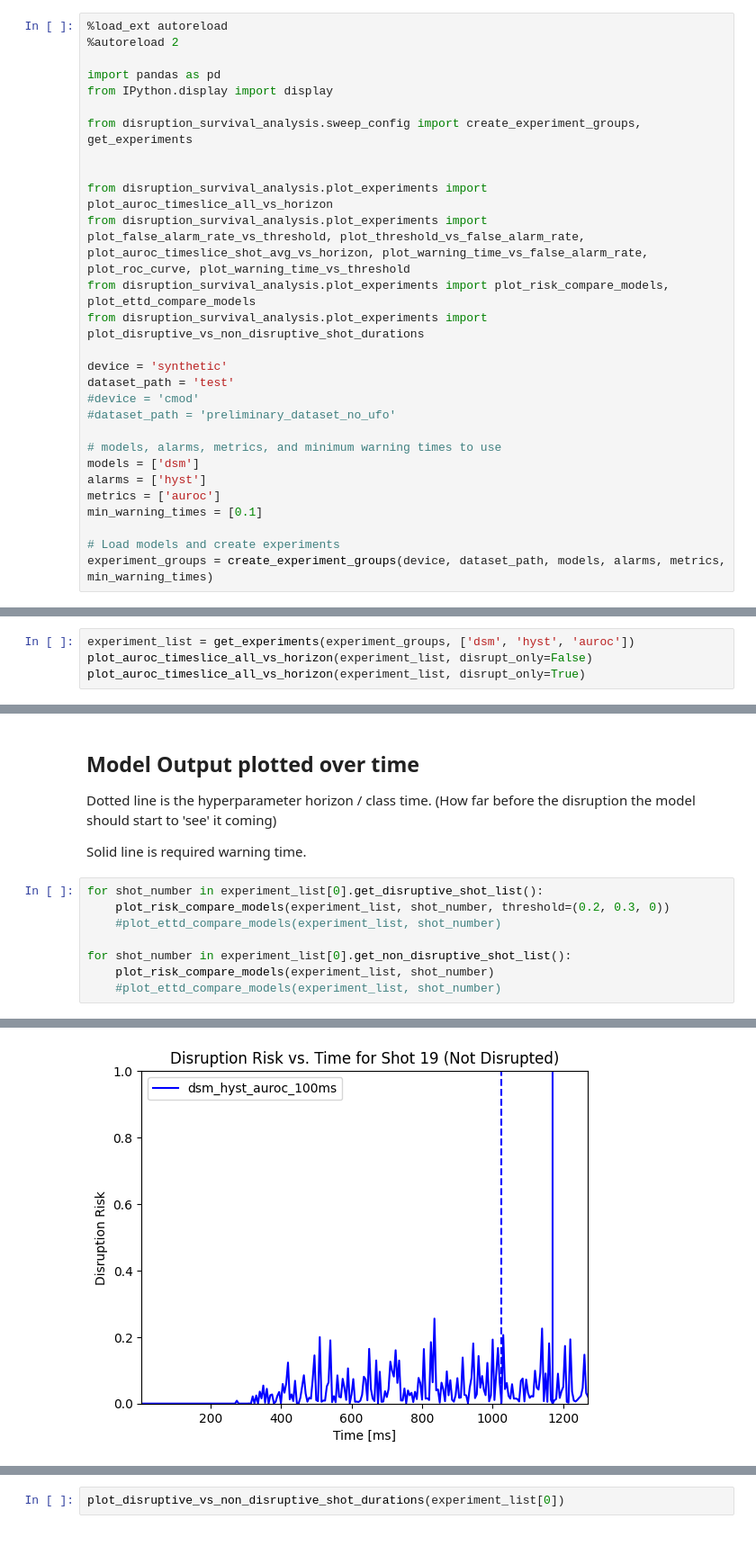
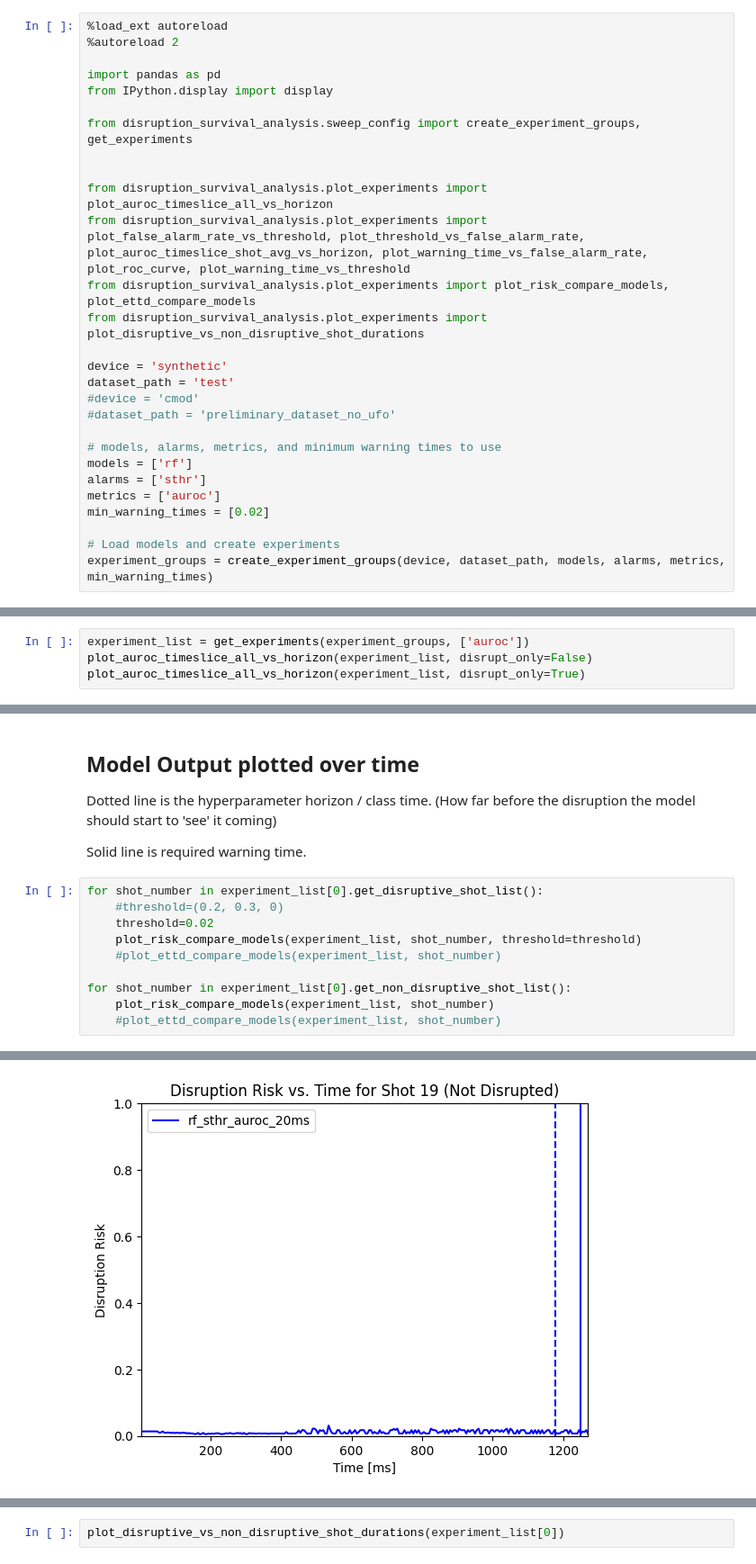
Before and after one commit to MIT-PSFC/disruption-survival-analysis, a Jupyter notebook: Run Experiments.ipynb, the cells around one changed output, grey strips where cells are left out. Shown at 90% size. Cells and saved outputs as stored; diff of their text form.

```diff
--- a/Run Experiments.ipynb
+++ b/Run Experiments.ipynb
@@ -19,10 +19,10 @@ dataset_path = 'test'
 #dataset_path = 'preliminary_dataset_no_ufo'
 
 # models, alarms, metrics, and minimum warning times to use
-models = ['dsm']
-alarms = ['hyst']
+models = ['rf']
+alarms = ['sthr']
 metrics = ['auroc']
-min_warning_times = [0.1]
+min_warning_times = [0.02]
 
 # Load models and create experiments
 experiment_groups = create_experiment_groups(device, dataset_path, models, alarms, metrics, min_warning_times)
@@ -37,7 +37,7 @@ Loaded model from models/synthetic/test/dsm_hyst_auroc_100ms.pkl
 
 See how the models perform at the individual timeslice level across the entire database.
 # %%
-experiment_list = get_experiments(experiment_groups, ['dsm', 'hyst', 'auroc'])
+experiment_list = get_experiments(experiment_groups, ['auroc'])
 plot_auroc_timeslice_all_vs_horizon(experiment_list, disrupt_only=False)
 plot_auroc_timeslice_all_vs_horizon(experiment_list, disrupt_only=True)
 # %% [output]
@@ -111,7 +103,9 @@ Dotted line is the hyperparameter horizon / class time. (How far before the disr
 Solid line is required warning time.
 # %%
 for shot_number in experiment_list[0].get_disruptive_shot_list():
-    plot_risk_compare_models(experiment_list, shot_number, threshold=(0.2, 0.3, 0))
+    #threshold=(0.2, 0.3, 0)
+    threshold=0.02
+    plot_risk_compare_models(experiment_list, shot_number, threshold=threshold)
     #plot_ettd_compare_models(experiment_list, shot_number)
 
 for shot_number in experiment_list[0].get_non_disruptive_shot_list():
@@ -132,4 +126,4 @@ for shot_number in experiment_list[0].get_non_disruptive_shot_list():
-[figure, old version]
+[figure, new version]
 ... (24 outputs left out)
 # %%
 plot_disruptive_vs_non_disruptive_shot_durations(experiment_list[0])
```
Also changed, not shown: parts of 8 cells of this notebook, 7 other files.
